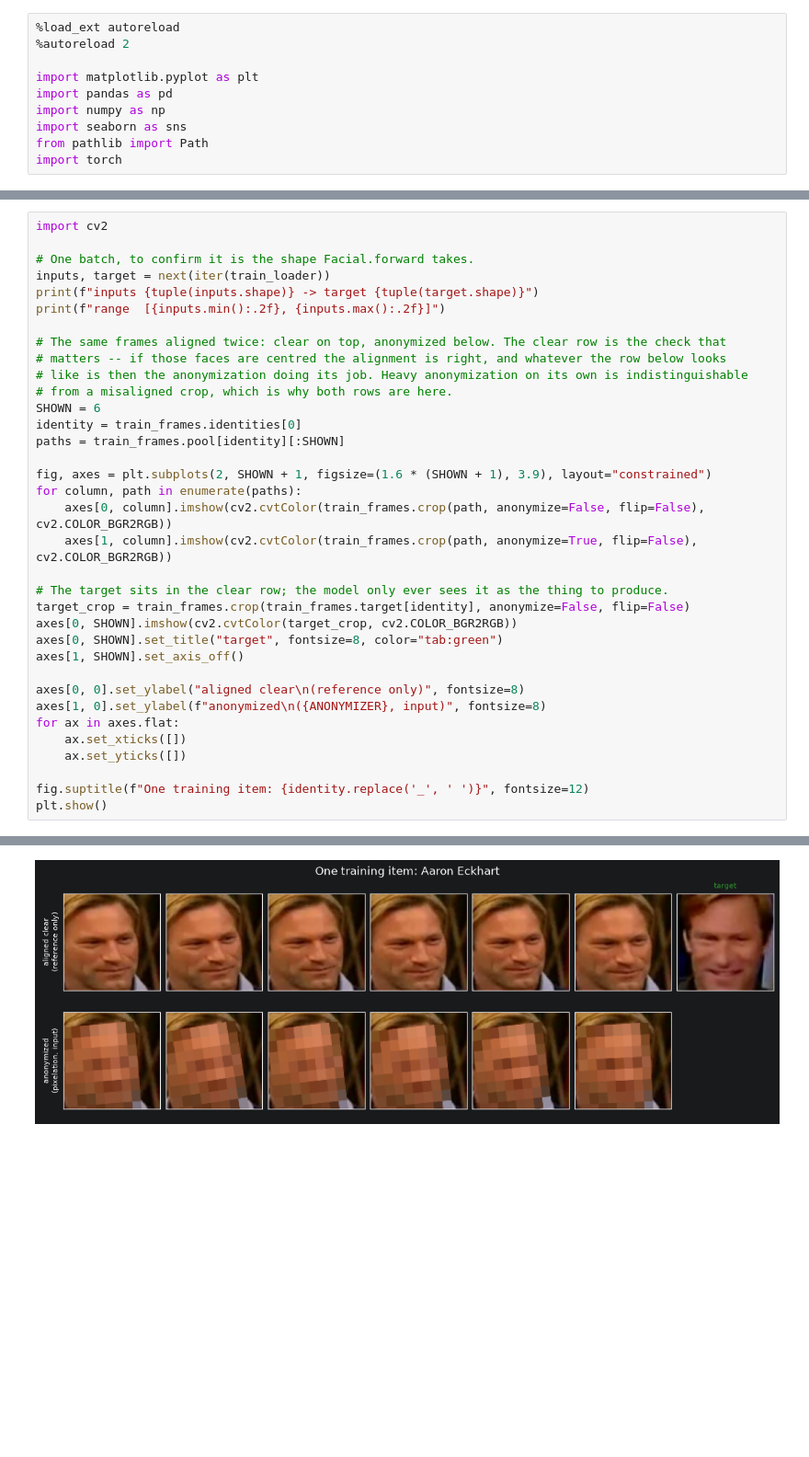
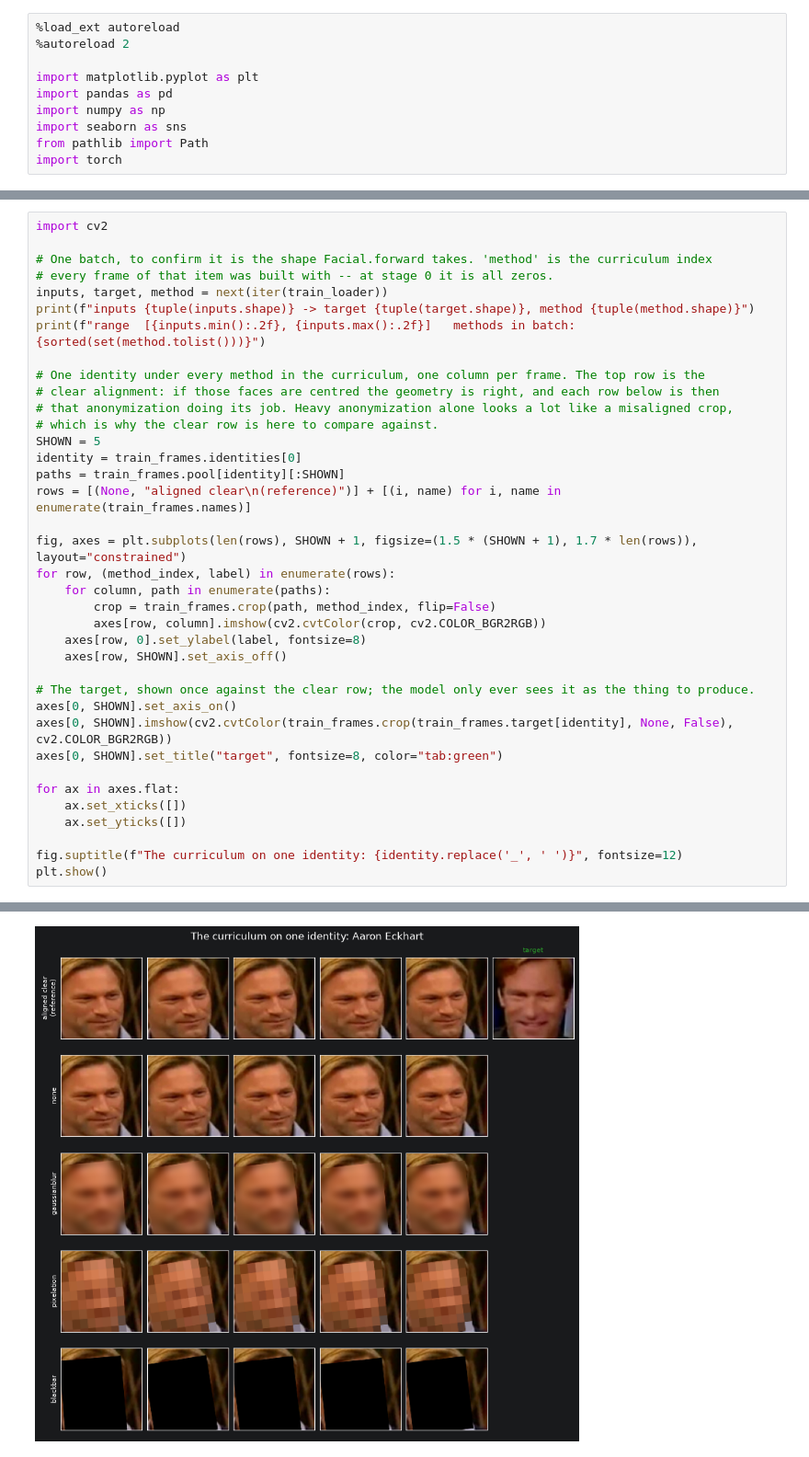
Before and after one commit to wagpa/meles, a Jupyter notebook: src/notebooks/06_facial.ipynb, the cells around one changed output, grey strips where cells are left out. Shown at 92% size. Cells and saved outputs as stored; diff of their text form; blank space fills up the shorter version.

Commit message:
implementing facial training

```diff
--- a/src/notebooks/06_facial.ipynb
+++ b/src/notebooks/06_facial.ipynb
@@ -90,36 +141,38 @@ validation:   53 identities,   6 batches
 # %%
 import cv2
 
-# One batch, to confirm it is the shape Facial.forward takes.
-inputs, target = next(iter(train_loader))
-print(f"inputs {tuple(inputs.shape)} -> target {tuple(target.shape)}")
-print(f"range  [{inputs.min():.2f}, {inputs.max():.2f}]")
+# One batch, to confirm it is the shape Facial.forward takes. 'method' is the curriculum index
+# every frame of that item was built with -- at stage 0 it is all zeros.
+inputs, target, method = next(iter(train_loader))
+print(f"inputs {tuple(inputs.shape)} -> target {tuple(target.shape)}, method {tuple(method.shape)}")
+print(f"range  [{inputs.min():.2f}, {inputs.max():.2f}]   methods in batch: {sorted(set(method.tolist()))}")
 
-# The same frames aligned twice: clear on top, anonymized below. The clear row is the check that
-# matters -- if those faces are centred the alignment is right, and whatever the row below looks
-# like is then the anonymization doing its job. Heavy anonymization on its own is indistinguishable
-# from a misaligned crop, which is why both rows are here.
-SHOWN = 6
+# One identity under every method in the curriculum, one column per frame. The top row is the
+# clear alignment: if those faces are centred the geometry is right, and each row below is then
+# that anonymization doing its job. Heavy anonymization alone looks a lot like a misaligned crop,
+# which is why the clear row is here to compare against.
+SHOWN = 5
 identity = train_frames.identities[0]
 paths = train_frames.pool[identity][:SHOWN]
+rows = [(None, "aligned clear\n(reference)")] + [(i, name) for i, name in enumerate(train_frames.names)]
 
-fig, axes = plt.subplots(2, SHOWN + 1, figsize=(1.6 * (SHOWN + 1), 3.9), layout="constrained")
-for column, path in enumerate(paths):
-    axes[0, column].imshow(cv2.cvtColor(train_frames.crop(path, anonymize=False, flip=False), cv2.COLOR_BGR2RGB))
-    axes[1, column].imshow(cv2.cvtColor(train_frames.crop(path, anonymize=True, flip=False), cv2.COLOR_BGR2RGB))
+fig, axes = plt.subplots(len(rows), SHOWN + 1, figsize=(1.5 * (SHOWN + 1), 1.7 * len(rows)), layout="constrained")
+for row, (method_index, label) in enumerate(rows):
+    for column, path in enumerate(paths):
+        crop = train_frames.crop(path, method_index, flip=False)
+        axes[row, column].imshow(cv2.cvtColor(crop, cv2.COLOR_BGR2RGB))
+    axes[row, 0].set_ylabel(label, fontsize=8)
+    axes[row, SHOWN].set_axis_off()
 
-# The target sits in the clear row; the model only ever sees it as the thing to produce.
-target_crop = train_frames.crop(train_frames.target[identity], anonymize=False, flip=False)
-axes[0, SHOWN].imshow(cv2.cvtColor(target_crop, cv2.COLOR_BGR2RGB))
+# The target, shown once against the clear row; the model only ever sees it as the thing to produce.
+axes[0, SHOWN].set_axis_on()
+axes[0, SHOWN].imshow(cv2.cvtColor(train_frames.crop(train_frames.target[identity], None, False), cv2.COLOR_BGR2RGB))
 axes[0, SHOWN].set_title("target", fontsize=8, color="tab:green")
-axes[1, SHOWN].set_axis_off()
 
-axes[0, 0].set_ylabel("aligned clear\n(reference only)", fontsize=8)
-axes[1, 0].set_ylabel(f"anonymized\n({ANONYMIZER}, input)", fontsize=8)
 for ax in axes.flat:
     ax.set_xticks([])
     ax.set_yticks([])
 
-fig.suptitle(f"One training item: {identity.replace('_', ' ')}", fontsize=12)
+fig.suptitle(f"The curriculum on one identity: {identity.replace('_', ' ')}", fontsize=12)
 plt.show()
 # %% [output]
@@ -128,4 +181,4 @@ range  [-1.00, 1.00]
-[figure, old version]
+[figure, new version]
 # %%
 from meles.frame_aggregation.facial import Facial
 
```
Also changed, not shown: parts of 9 cells of this notebook, 6 other files.
